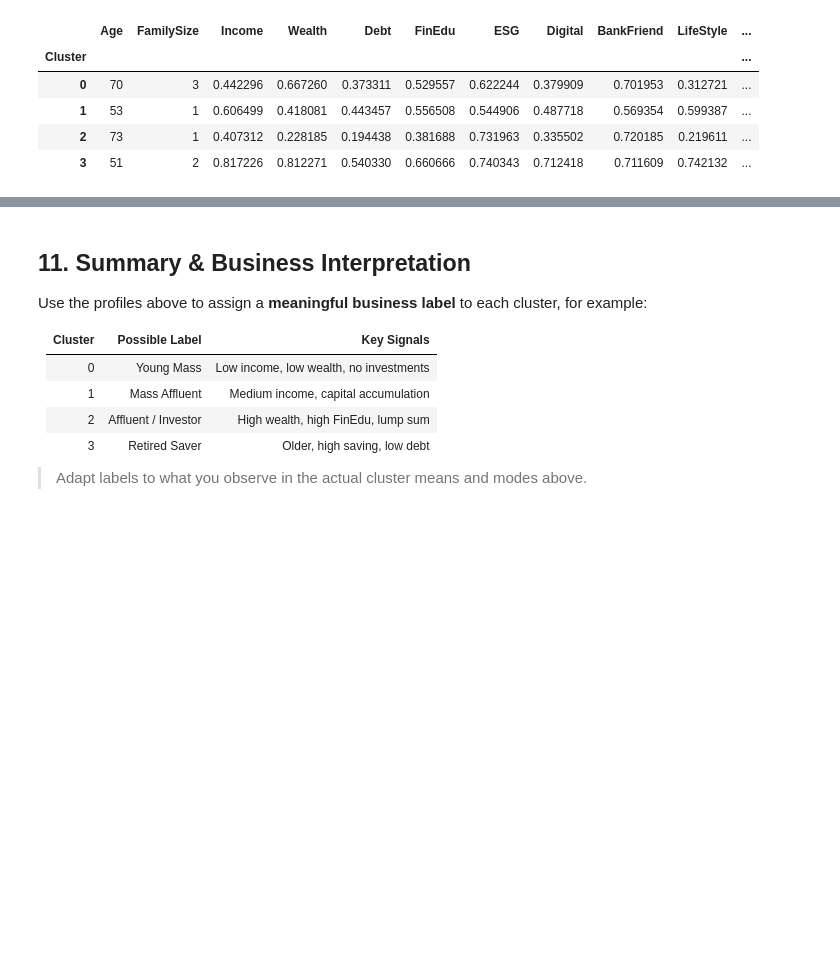
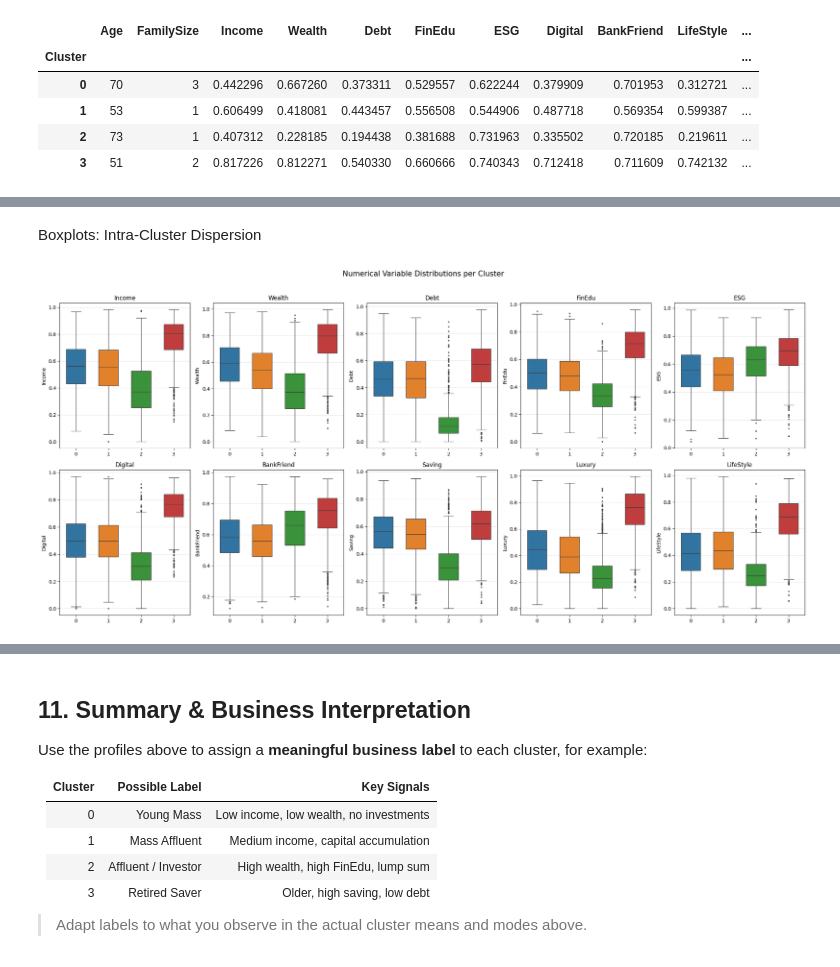
Before and after one commit to SimoneCerrone/FINTECH, a Jupyter notebook: BankClients_Segmentation_Final1.ipynb, the cells around one changed output, grey strips where cells are left out. Cells and saved outputs as stored; diff of their text form; code cells hidden in the pictures; blank space fills up the shorter version.

```diff
--- a/BankClients_Segmentation_Final1.ipynb
+++ b/BankClients_Segmentation_Final1.ipynb
@@ -961,0 +1221,35 @@ display(medoid_profiles[numerical_columns + ['Gen_L','Job_L','Area_L','City_L','
+# %% [markdown]
+Boxplots: Intra-Cluster Dispersion
+# %%
+# The radar/heatmap show cluster MEANS. Boxplots show the full spread within
+# each cluster — a mean of 0.5 with std 0.05 is very different from 0.5 with
+# std 0.3.
+#
+# Uses: df (with 'Cluster'), numerical_columns, N_CLUSTERS, palette.
+
+box_vars = ['Income', 'Wealth', 'Debt', 'FinEdu', 'ESG',
+            'Digital', 'BankFriend', 'Saving', 'Luxury', 'LifeStyle']
+
+n_vars = len(box_vars)
+n_cols = 5
+n_rows = (n_vars + n_cols - 1) // n_cols
+
+fig, axes = plt.subplots(n_rows, n_cols, figsize=(22, 5 * n_rows))
+axes = axes.flatten()
+
+for i, var in enumerate(box_vars):
+    sns.boxplot(data=df, x='Cluster', y=var, ax=axes[i],
+                palette=palette[:N_CLUSTERS], width=0.6, fliersize=2)
+    axes[i].set_title(var, fontsize=12)
+    axes[i].set_xlabel('')
+    axes[i].grid(True, axis='y', alpha=0.3)
+
+# Hide empty subplots
+for j in range(n_vars, len(axes)):
+    axes[j].set_visible(False)
+
+plt.suptitle('Numerical Variable Distributions per Cluster', fontsize=15, y=1.02)
+plt.tight_layout()
+plt.show()
+# %% [output]
+[figure, added]
```
Also changed, not shown: parts of 19 cells of this notebook, 1 other file.
